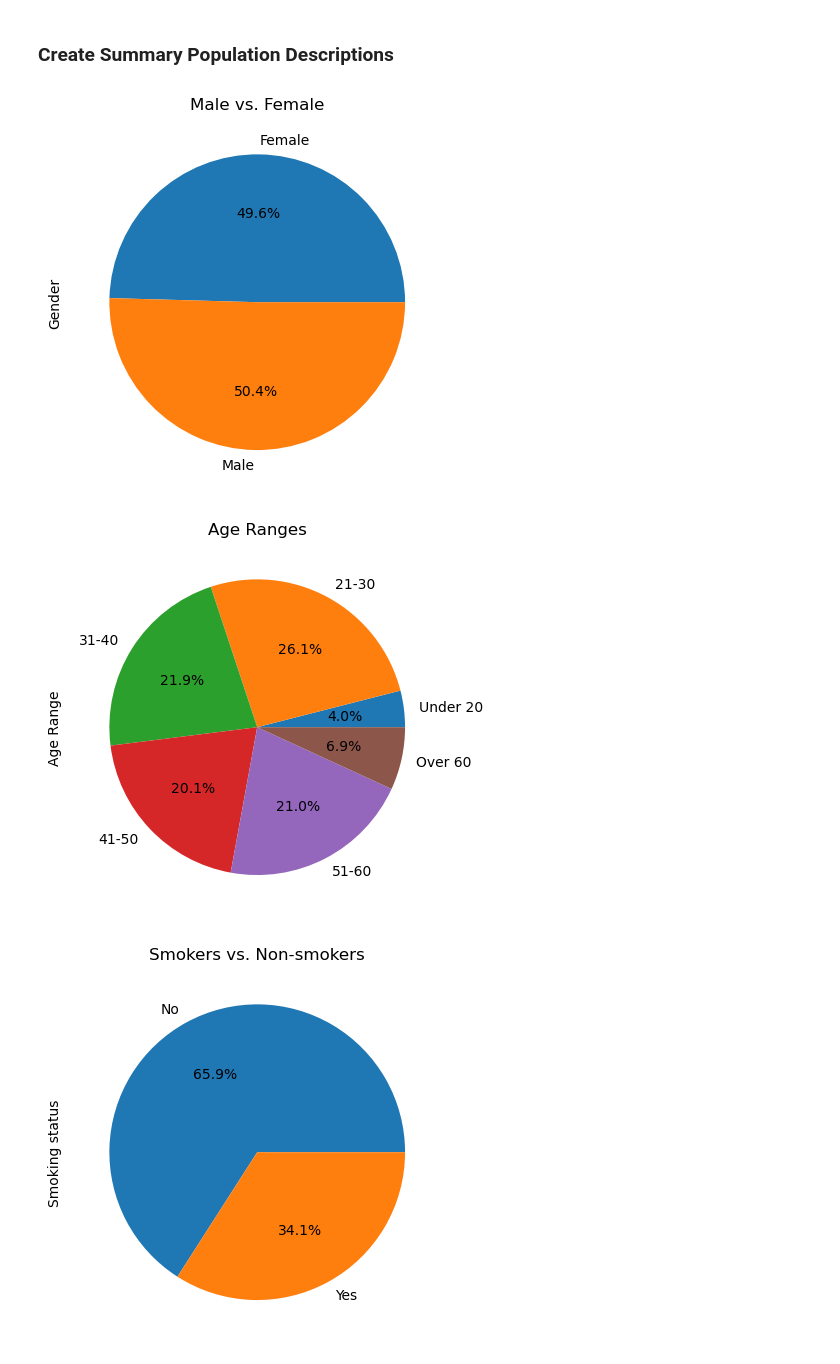
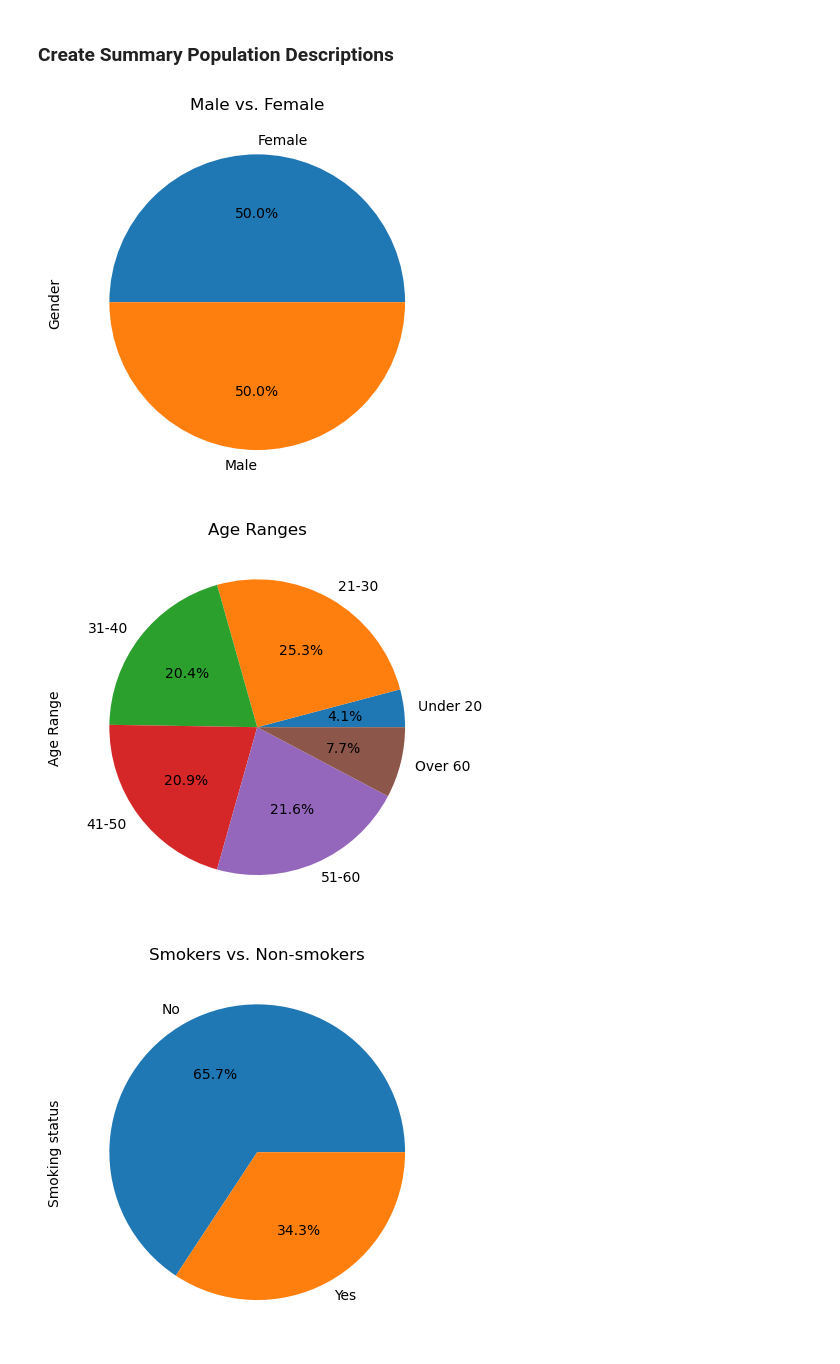
Before and after one commit to JenFreeze/Project_1, a Jupyter notebook: project1.ipynb, the cells around one changed output. Cells and saved outputs as stored; diff of their text form; code cells hidden in the pictures.

```diff
--- a/project1.ipynb
+++ b/project1.ipynb
@@ -41,3 +43,7 @@ Alcohol consumption       438
 Smoking status            452
 Exercise frequency        446
 dtype: int64
+# %%
+# Clean data
+clean_sleep = sleep_df.dropna()
+clean_sleep
@@ -46,32 +86,32 @@ dtype: int64
 # %%
 # Population Description - Pie Chart
 # Gender
-gender_df = sleep_df.groupby(["Gender"])
+gender_df = clean_sleep.groupby(["Gender"])
 gender_counts = gender_df["Gender"].count()
 gender_chart = gender_counts.plot(kind="pie", y="Gender",
                                   autopct='%1.1f%%',
                                   title="Male vs. Female")
 plt.show()
 # %% [output]
-[figure, old version]
+[figure, new version]
 # %%
 # Population Description - Pie Chart
 # Age
 # Create bins
 age_bins = [0, 20, 30, 40, 50, 60, 70]
 labels = ["Under 20", "21-30", "31-40", "41-50", "51-60", "Over 60"]
-age_df = sleep_df.copy()
+age_df = clean_sleep.copy()
 age_df["Age Range"] = pd.cut(age_df["Age"], age_bins, labels=labels)
 
 # Create chart
 age_df = age_df.groupby(["Age Range"])
 age_counts = age_df["Age Range"].count()
 age_chart = age_counts.plot(kind="pie", y="Age Range",
                         autopct='%1.1f%%',
                         title="Age Ranges")
 plt.show()
 # %% [output]
-[figure, old version]
+[figure, new version]
 # %%
 # Population Description - Pie Chart
 # Number of Smokers
```
Also changed, not shown: parts of 45 cells of this notebook.
